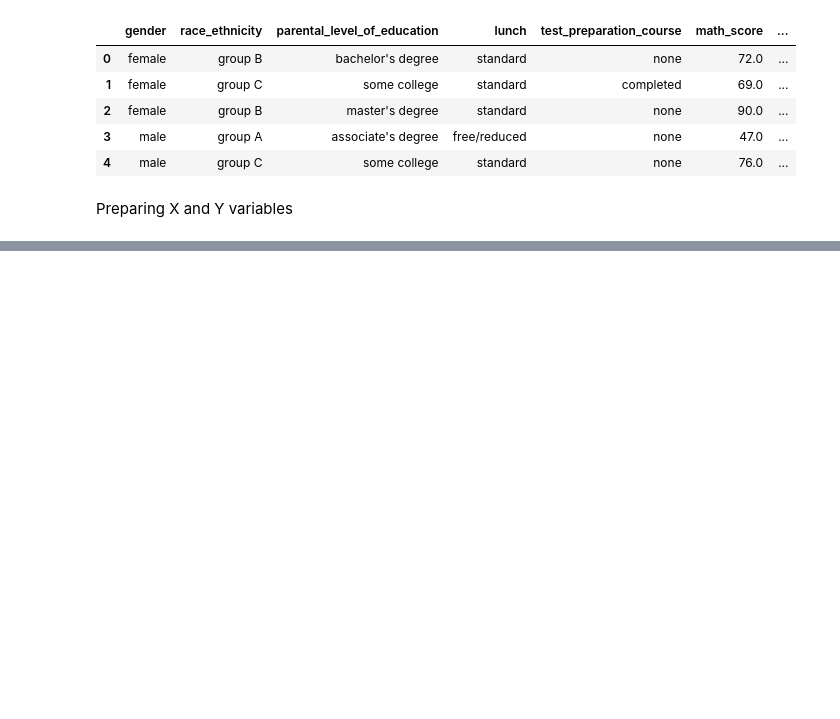
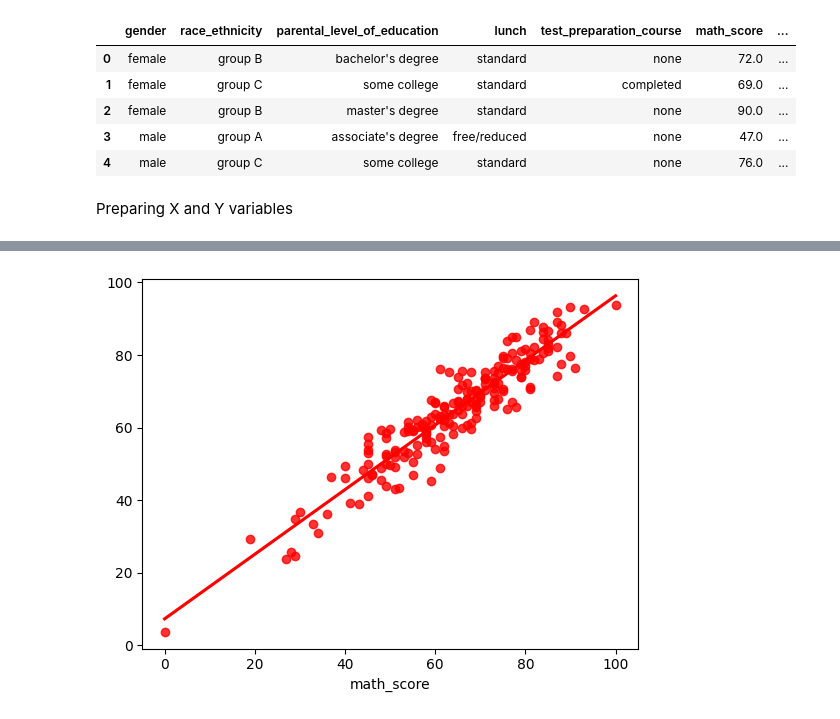
Before and after one commit to Nabanit31/End-To-End-Data-Science-Project, a Jupyter notebook: src/Notebook/Model Trainning.ipynb, the cells around one changed output, grey strips where cells are left out. Cells and saved outputs as stored; diff of their text form; code cells hidden in the pictures; blank space fills up the shorter version.

```diff
--- a/src/Notebook/Model Trainning.ipynb
+++ b/src/Notebook/Model Trainning.ipynb
@@ -39,0 +223,4 @@ Preparing X and Y variables
+# %%
+sns.regplot(x=y_test,y=y_pred,ci=None,color ='red');
+# %% [output]
+[figure, added]
```
Also changed, not shown: parts of 20 cells of this notebook, 5 other files.
